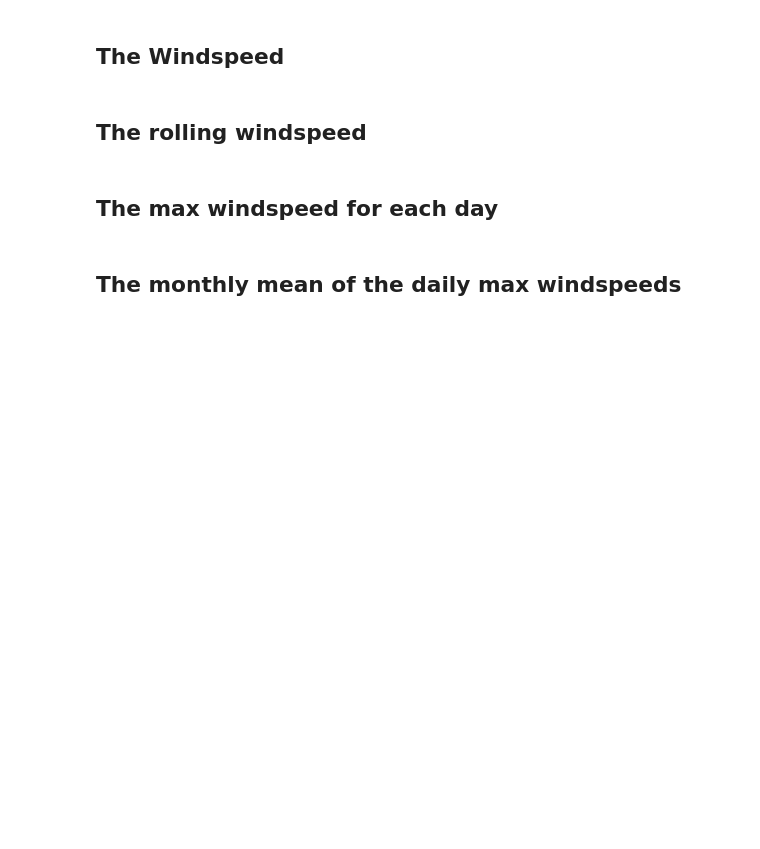
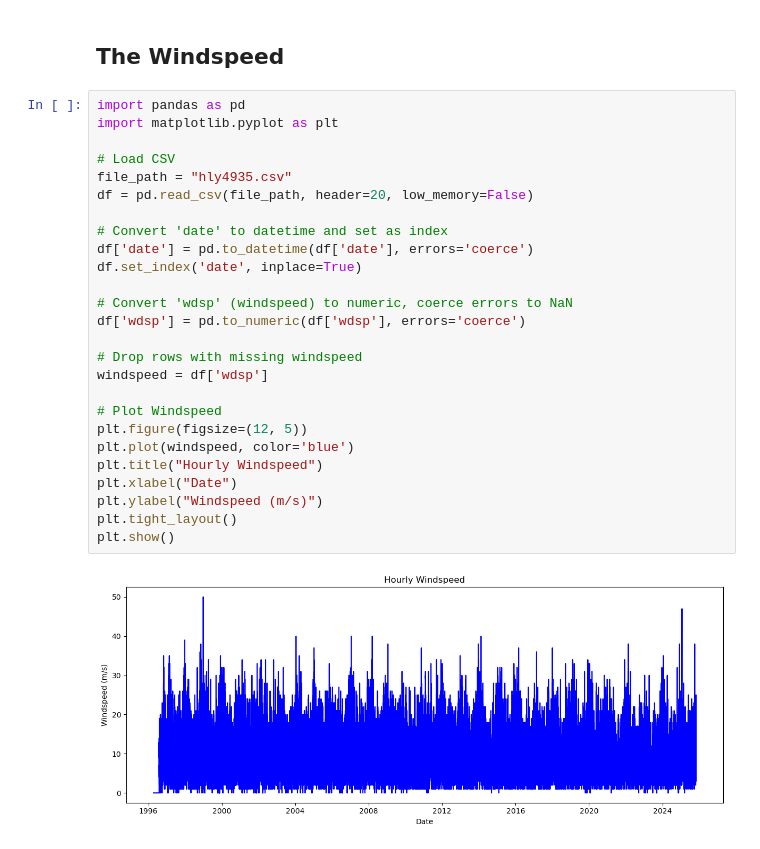
Before and after one commit to JoannaMnich/PFDA, a Jupyter notebook: assignments/assignment06-weather.ipynb, the cells around one changed output. Saved outputs shown, nothing was run; the diff lists cells and outputs as text; blank space fills up the shorter version.

Commit message:
windspeed

```diff
--- a/assignments/assignment06-weather.ipynb
+++ b/assignments/assignment06-weather.ipynb
@@ -138,9 +136,31 @@ plt.show()
 [figure]
 # %% [markdown]
 ## The Windspeed
-# %% [markdown]
-## The rolling windspeed
-# %% [markdown]
-## The max windspeed for each day
-# %% [markdown]
-## The monthly mean of the daily max windspeeds
+# %%
+import pandas as pd
+import matplotlib.pyplot as plt
+
+# Load CSV
+file_path = "hly4935.csv"
+df = pd.read_csv(file_path, header=20, low_memory=False)
+
+# Convert 'date' to datetime and set as index
+df['date'] = pd.to_datetime(df['date'], errors='coerce')
+df.set_index('date', inplace=True)
+
+# Convert 'wdsp' (windspeed) to numeric, coerce errors to NaN
+df['wdsp'] = pd.to_numeric(df['wdsp'], errors='coerce')
+
+# Drop rows with missing windspeed
+windspeed = df['wdsp']
+
+# Plot Windspeed
+plt.figure(figsize=(12, 5))
+plt.plot(windspeed, color='blue')
+plt.title("Hourly Windspeed")
+plt.xlabel("Date")
+plt.ylabel("Windspeed (m/s)")
+plt.tight_layout()
+plt.show()
+# %% [output]
+[figure, added]
```
Also changed, not shown: parts of 7 cells of this notebook.
